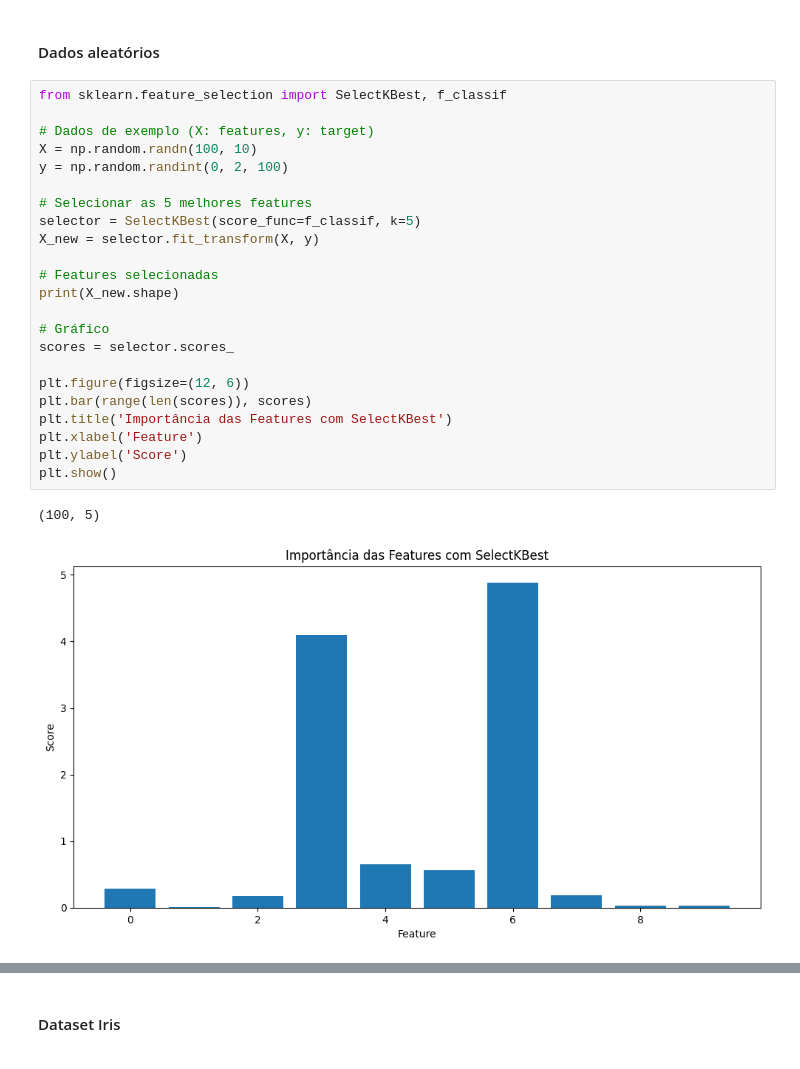
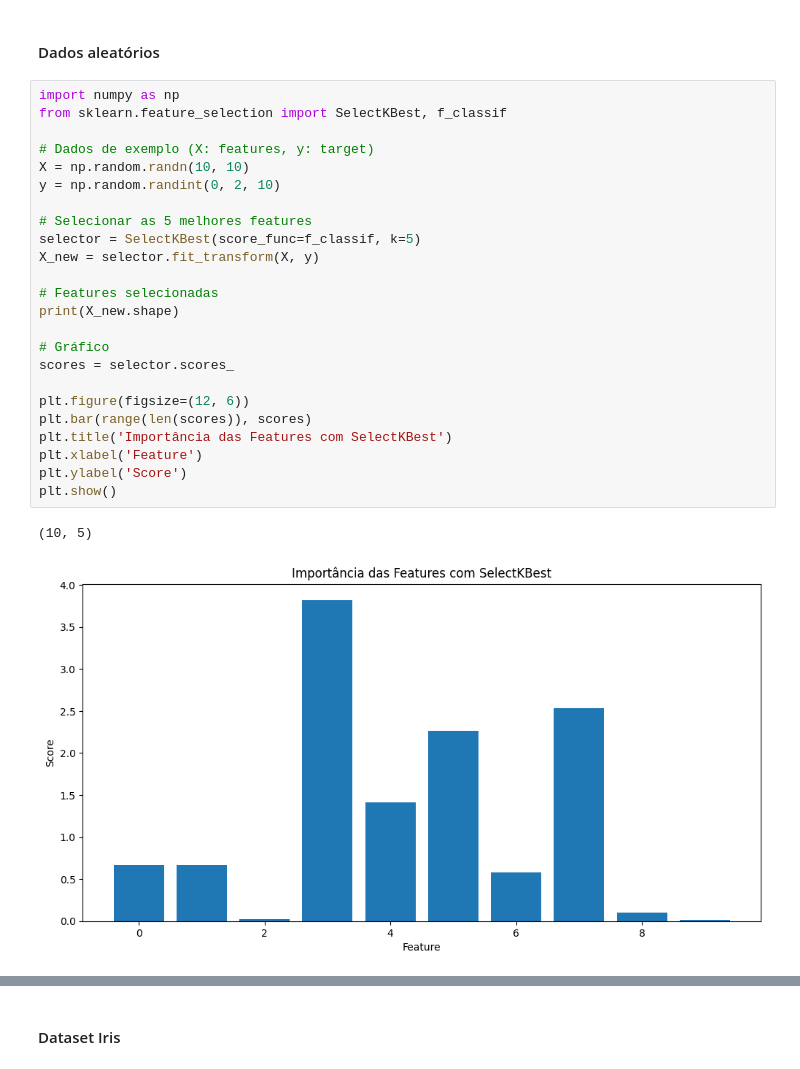
Before and after one commit to dacioms/DacioFeature3_24, a Jupyter notebook: 01_numericos/008_Selecao_Features.ipynb, the cells around one changed output, grey strips where cells are left out. Cells and saved outputs as stored; diff of their text form.

```diff
--- a/01_numericos/008_Selecao_Features.ipynb
+++ b/01_numericos/008_Selecao_Features.ipynb
@@ -73,28 +73,29 @@ plt.show()
 # %% [markdown]
 #### Dados aleatórios
 # %%
+import numpy as np
 from sklearn.feature_selection import SelectKBest, f_classif
 
 # Dados de exemplo (X: features, y: target)
-X = np.random.randn(100, 10)
-y = np.random.randint(0, 2, 100)
+X = np.random.randn(10, 10)
+y = np.random.randint(0, 2, 10)
 
 # Selecionar as 5 melhores features
 selector = SelectKBest(score_func=f_classif, k=5)
 X_new = selector.fit_transform(X, y)
 
 # Features selecionadas
 print(X_new.shape)
 
 # Gráfico
 scores = selector.scores_
 
 plt.figure(figsize=(12, 6))
 plt.bar(range(len(scores)), scores)
 plt.title('Importância das Features com SelectKBest')
 plt.xlabel('Feature')
 plt.ylabel('Score')
 plt.show()
 # %% [output]
-(100, 5)
+(10, 5)
-[figure, old version]
+[figure, new version]
```
Also changed, not shown: parts of 5 cells of this notebook.
